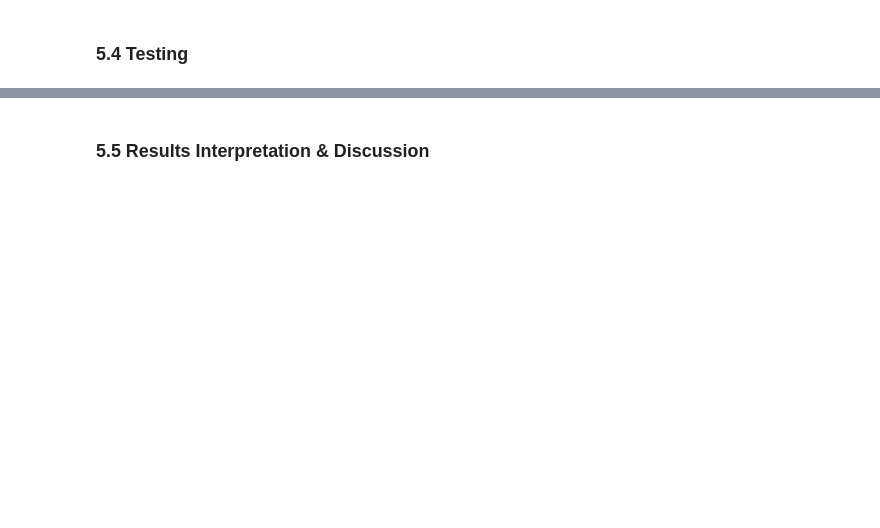
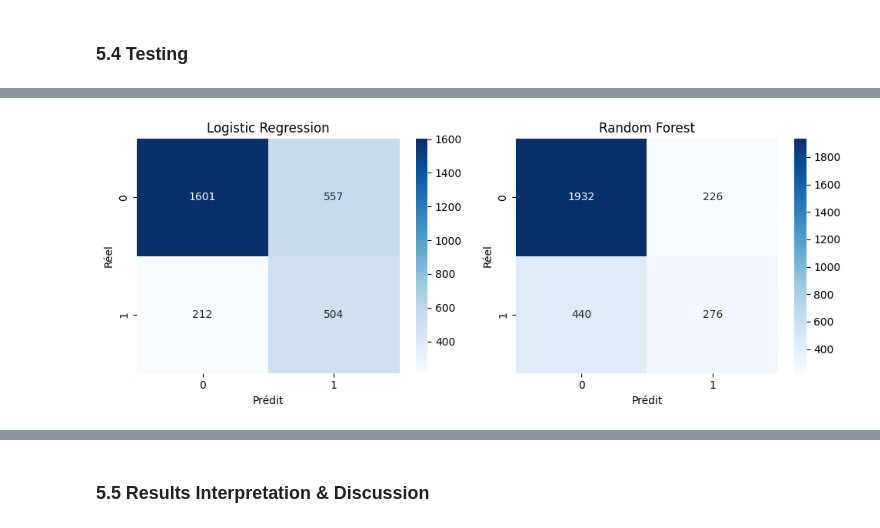
Before and after one commit to Angry-Jay/ML_TheHiredHand, a Jupyter notebook: ml-the-hired-hand.ipynb, the cells around one changed output, grey strips where cells are left out. Saved outputs shown, nothing was run; the diff lists cells and outputs as text; code cells hidden in the pictures; blank space fills up the shorter version.

```diff
--- a/ml-the-hired-hand.ipynb
+++ b/ml-the-hired-hand.ipynb
@@ -1276,74 +1264,24 @@ for metric in scoring:
 # %%
-# --- Fit and Test Logistic Regression ---
-print("="*60)
-print("Testing Logistic Regression Model...")
-print("="*60)
+# Entraînement et évaluation sur test set
+models = {'Logistic Regression': lr_pipeline, 'Random Forest': rf_pipeline}
 
-# Fit the pipeline on the full training data
-lr_pipeline.fit(X_train, y_train)
+for name, model in models.items():
+    model.fit(X_train, y_train)
+    y_pred = model.predict(X_test)
+    y_proba = model.predict_proba(X_test)[:, 1]
 
-# Make predictions on the test data
-y_pred_lr = lr_pipeline.predict(X_test)
-y_pred_proba_lr = lr_pipeline.predict_proba(X_test)[:, 1]
+    print(f"\n{'='*50}\n{name}\n{'='*50}")
+    print(classification_report(y_test, y_pred))
+    print(f"ROC-AUC: {roc_auc_score(y_test, y_proba):.3f}")
 
-# Evaluate the model
-print("Classification Report (Logistic Regression):")
-print(classification_report(y_test, y_pred_lr))
-
-print("Confusion Matrix (Logistic Regression):")
-print(confusion_matrix(y_test, y_pred_lr))
-
-print(f"ROC-AUC Score (Logistic Regression): {roc_auc_score(y_test, y_pred_proba_lr):.4f}")
-
-
-# --- Fit and Test Random Forest ---
-print("\n" + "="*60)
-print("Testing Random Forest Model...")
-print("="*60)
-
-# Fit the pipeline on the full training data
-rf_pipeline.fit(X_train, y_train)
-
-# Make predictions on the test data
-y_pred_rf = rf_pipeline.predict(X_test)
-y_pred_proba_rf = rf_pipeline.predict_proba(X_test)[:, 1]
-
-# Evaluate the model
-print("Classification Report (Random Forest):")
-print(classification_report(y_test, y_pred_rf))
-
-print("Confusion Matrix (Random Forest):")
-print(confusion_matrix(y_test, y_pred_rf))
-
-print(f"ROC-AUC Score (Random Forest): {roc_auc_score(y_test, y_pred_proba_rf):.4f}")
-
-# --- Feature Importance from Random Forest ---
-print("\n" + "="*60)
-print("Feature Importance from Random Forest")
-print("="*60)
-
-# Get feature names from the preprocessor
-ohe_feature_names = rf_pipeline.named_steps['preprocessor'].named_transformers_['cat'].named_steps['onehot'].get_feature_names_out(categorical_features)
-all_feature_names = np.concatenate([numerical_features, ohe_feature_names])
-
-# Get feature importances from the classifier
-importances = rf_pipeline.named_steps['classifier'].feature_importances_
-
-# Create a dataframe for visualization
-feature_importance_df = pd.DataFrame({
-    'feature': all_feature_names,
-    'importance': importances
-}).sort_values('importance', ascending=False)
-
-# Display top 20 features
-print("Top 20 most important features:")
-print(feature_importance_df.head(20))
-
-# Visualize feature importances
-plt.figure(figsize=(10, 8))
-sns.barplot(x='importance', y='feature', data=feature_importance_df.head(20), palette='viridis')
-plt.title('Top 20 Feature Importances (Random Forest)', fontsize=14, fontweight='bold')
-plt.xlabel('Importance')
-plt.ylabel('Feature')
+# Matrice de confusion
+fig, axes = plt.subplots(1, 2, figsize=(10, 4))
+for idx, (name, model) in enumerate(models.items()):
+    cm = confusion_matrix(y_test, model.predict(X_test))
+    sns.heatmap(cm, annot=True, fmt='d', cmap='Blues', ax=axes[idx])
+    axes[idx].set_title(f'{name}')
+    axes[idx].set_xlabel('Prédit')
+    axes[idx].set_ylabel('Réel')
 plt.tight_layout()
 plt.show()
+# %% [output]
@@ -1349,0 +1305 @@ plt.show()
+[figure, added]
```
Also changed, not shown: parts of 10 cells of this notebook.
